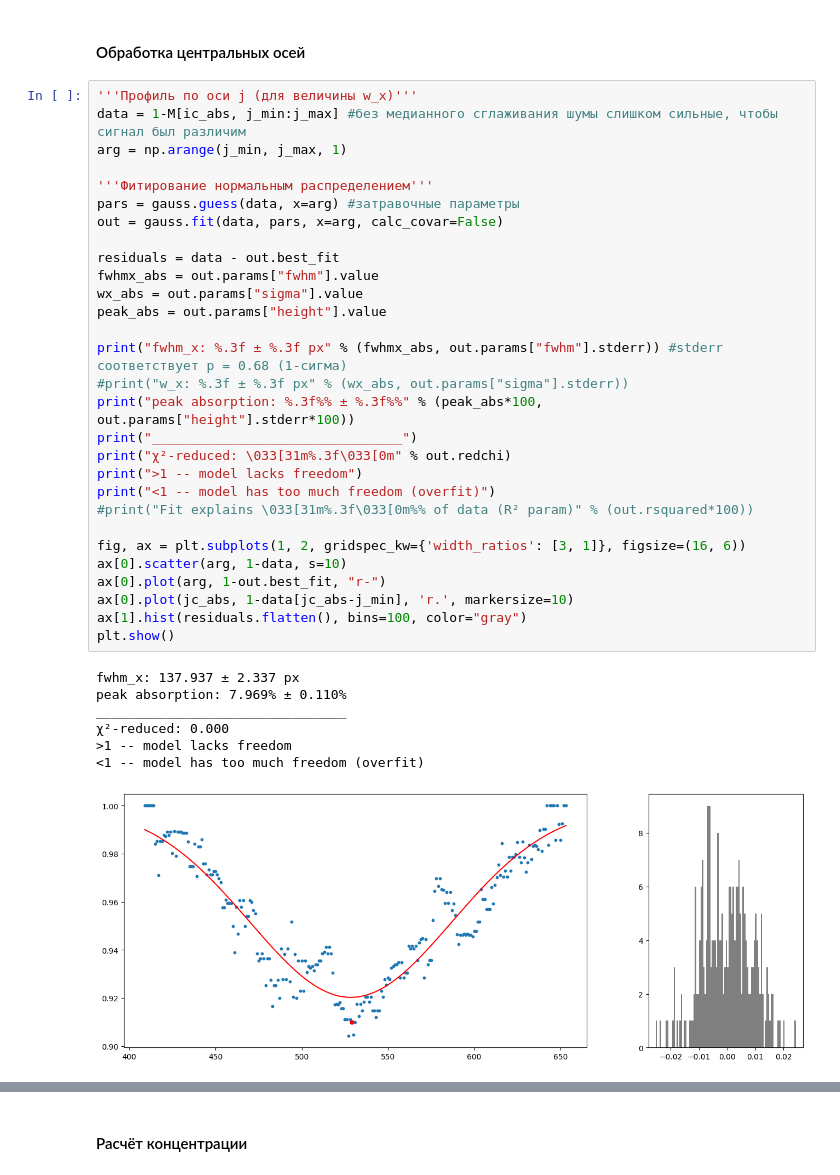
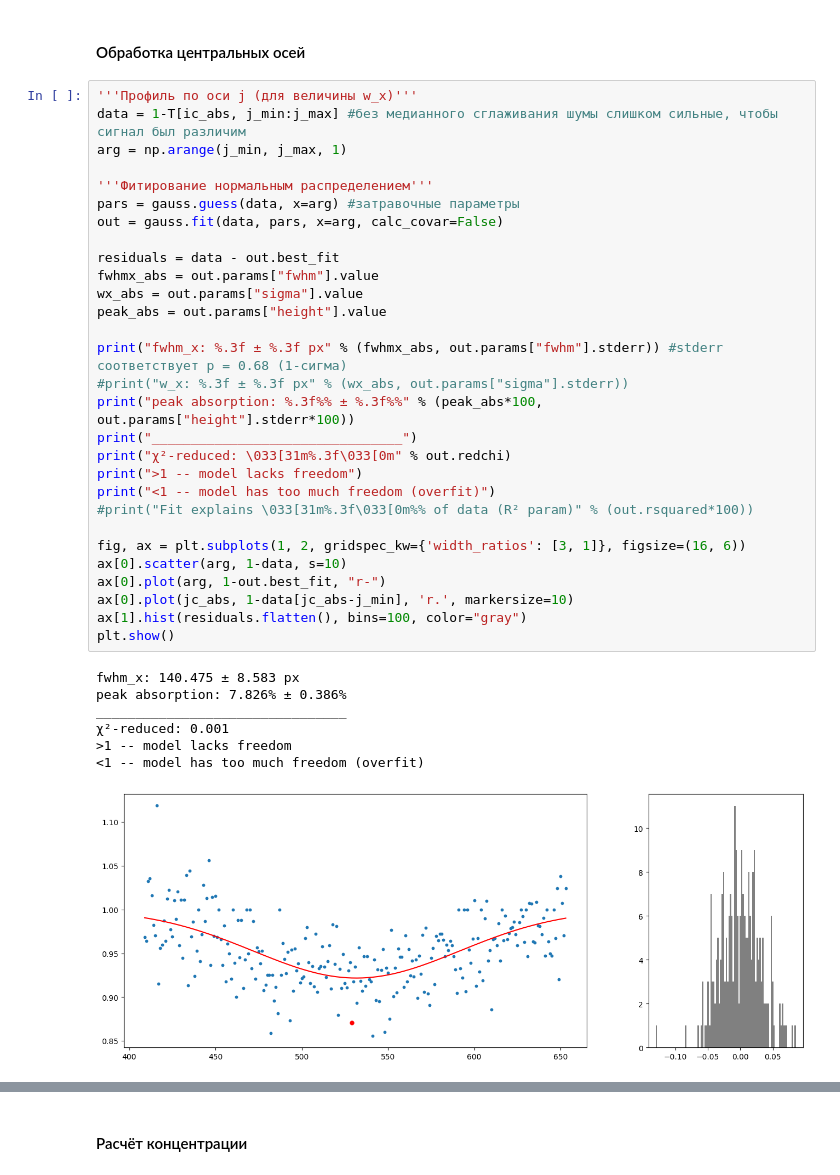
Before and after one commit to chekhyr/AbIm-soft, a Jupyter notebook: AI_Calcium.ipynb, the cells around one changed output, grey strips where cells are left out. Drawn from its saved outputs; the diff is of its cells as text.

```diff
--- a/AI_Calcium.ipynb
+++ b/AI_Calcium.ipynb
@@ -132,40 +132,40 @@ plt.colorbar(shrink=.8)
 #### Обработка центральных осей
 # %%
 '''Профиль по оси j (для величины w_x)'''
-data = 1-M[ic_abs, j_min:j_max] #без медианного сглаживания шумы слишком сильные, чтобы сигнал был различим
+data = 1-T[ic_abs, j_min:j_max] #без медианного сглаживания шумы слишком сильные, чтобы сигнал был различим
 arg = np.arange(j_min, j_max, 1)
 
 '''Фитирование нормальным распределением'''
 pars = gauss.guess(data, x=arg) #затравочные параметры
 out = gauss.fit(data, pars, x=arg, calc_covar=False)
 
 residuals = data - out.best_fit
 fwhmx_abs = out.params["fwhm"].value
 wx_abs = out.params["sigma"].value
 peak_abs = out.params["height"].value
 
 print("fwhm_x: %.3f ± %.3f px" % (fwhmx_abs, out.params["fwhm"].stderr)) #stderr соответствует p = 0.68 (1-сигма)
 #print("w_x: %.3f ± %.3f px" % (wx_abs, out.params["sigma"].stderr))
 print("peak absorption: %.3f%% ± %.3f%%" % (peak_abs*100, out.params["height"].stderr*100))
 print("________________________________")
 print("χ²-reduced: \033[31m%.3f\033[0m" % out.redchi)
 print(">1 -- model lacks freedom")
 print("<1 -- model has too much freedom (overfit)")
 #print("Fit explains \033[31m%.3f\033[0m%% of data (R² param)" % (out.rsquared*100))
 
 fig, ax = plt.subplots(1, 2, gridspec_kw={'width_ratios': [3, 1]}, figsize=(16, 6))
 ax[0].scatter(arg, 1-data, s=10)
 ax[0].plot(arg, 1-out.best_fit, "r-")
 ax[0].plot(jc_abs, 1-data[jc_abs-j_min], 'r.', markersize=10)
 ax[1].hist(residuals.flatten(), bins=100, color="gray")
 plt.show()
 # %% [output]
-fwhm_x: 137.937 ± 2.337 px
-peak absorption: 7.969% ± 0.110%
+fwhm_x: 140.475 ± 8.583 px
+peak absorption: 7.826% ± 0.386%
 ________________________________
-χ²-reduced: 0.000
+χ²-reduced: 0.001
 >1 -- model lacks freedom
 <1 -- model has too much freedom (overfit)
-[figure, old version]
+[figure, new version]
 # %%
 '''Профиль по оси i (для величины w_y)'''
```
Also changed, not shown: parts of 2 cells of this notebook.
